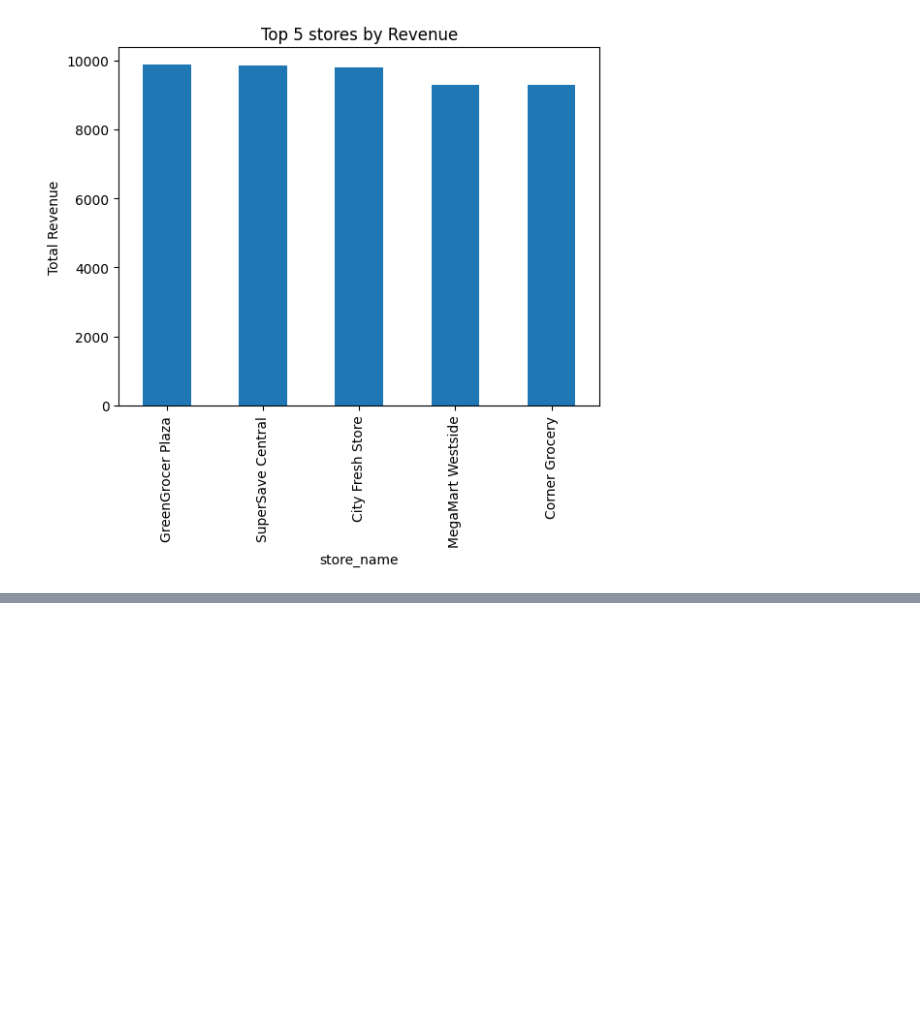
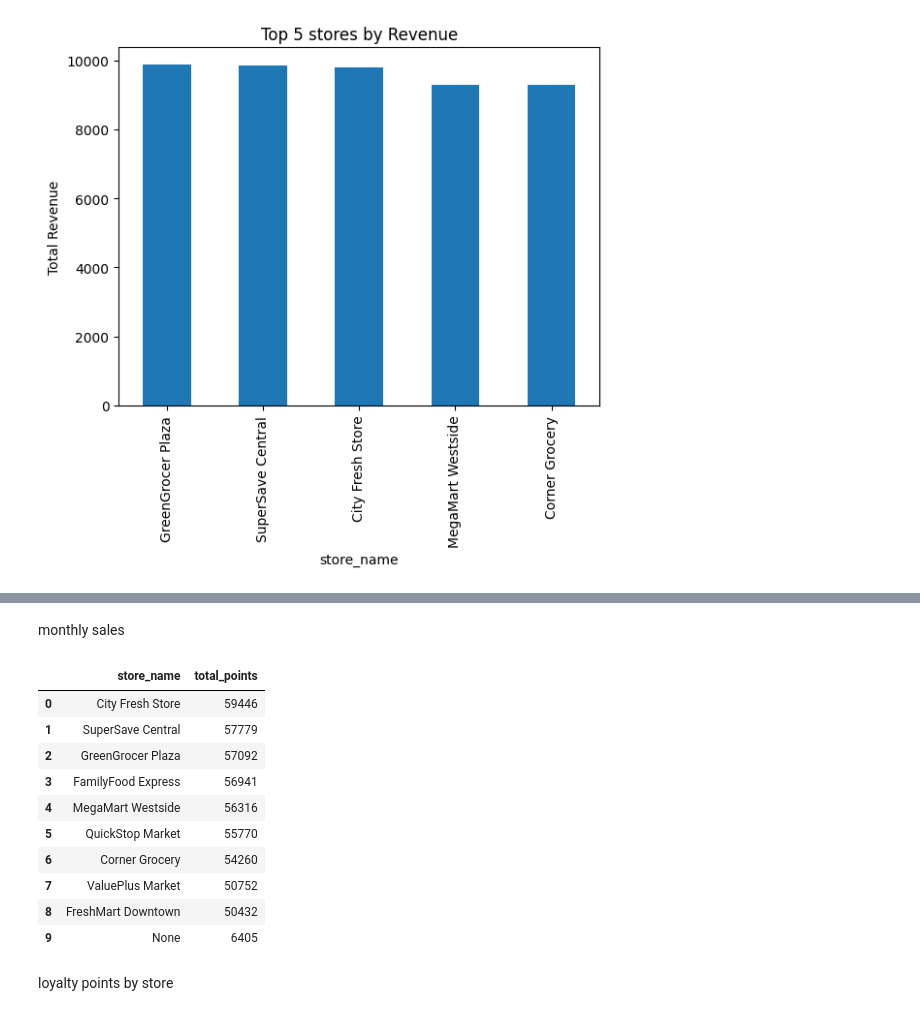
Before and after one commit to Noor875-lab/rf-phase2-dataanalyst-noorunnisha, a Jupyter notebook: notebooks/phase2.ipynb, the cells around one changed output, grey strips where cells are left out. Cells and saved outputs as stored; diff of their text form; code cells hidden in the pictures; blank space fills up the shorter version.

```diff
--- a/notebooks/phase2.ipynb
+++ b/notebooks/phase2.ipynb
@@ -161,0 +260,18 @@ plt.show()
+# %% [markdown]
+monthly sales
+# %%
+pd.read_sql(""" select store_name,sum(loyalty_points) as total_points from 'transaction' group by store_name order by total_points desc""",conn)
+# %% [output]
+|  | store_name | total_points |
+| 0 | City Fresh Store | 59446 |
+| 1 | SuperSave Central | 57779 |
+| 2 | GreenGrocer Plaza | 57092 |
+| 3 | FamilyFood Express | 56941 |
+| 4 | MegaMart Westside | 56316 |
+| 5 | QuickStop Market | 55770 |
+| 6 | Corner Grocery | 54260 |
+| 7 | ValuePlus Market | 50752 |
+| 8 | FreshMart Downtown | 50432 |
+| 9 | None | 6405 |
+# %% [markdown]
+loyalty points by store
```
Also changed, not shown: parts of 17 cells of this notebook, 1 other file.
